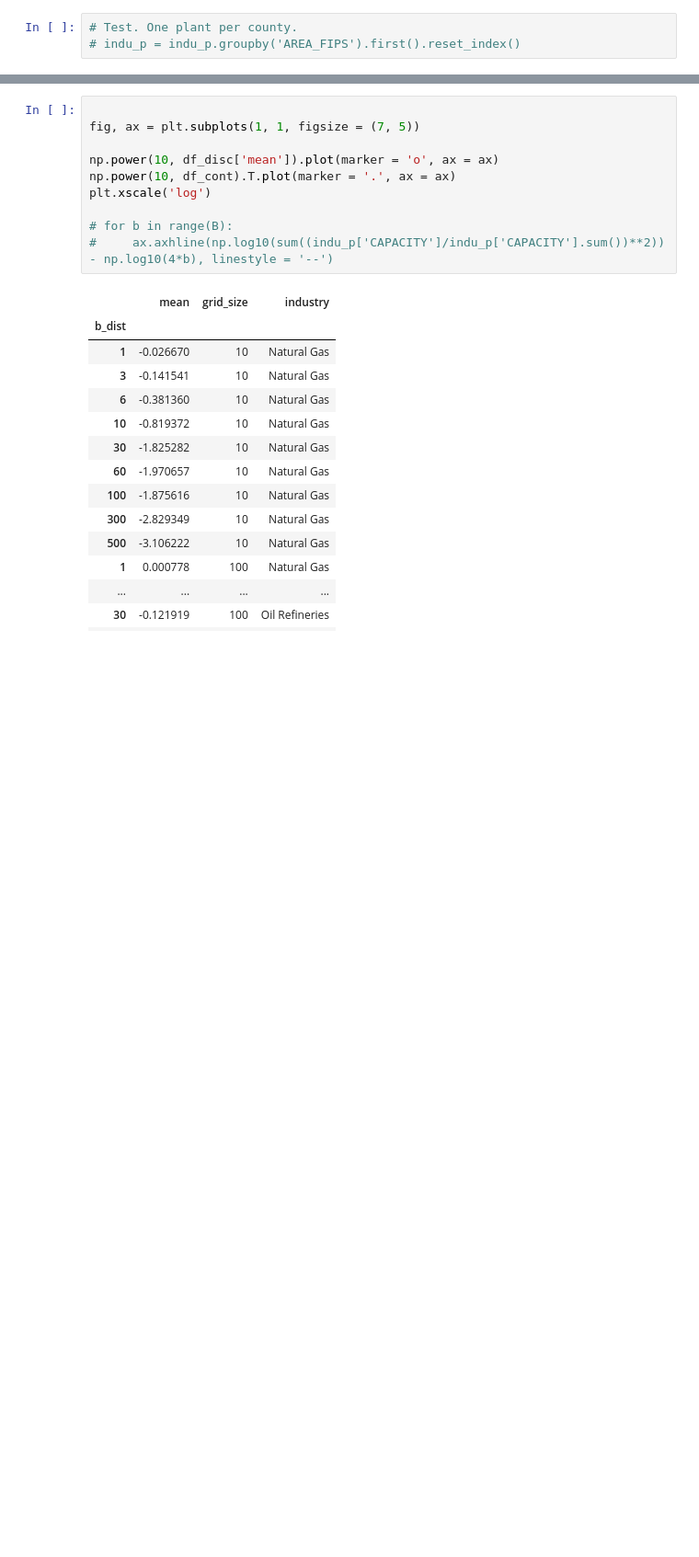
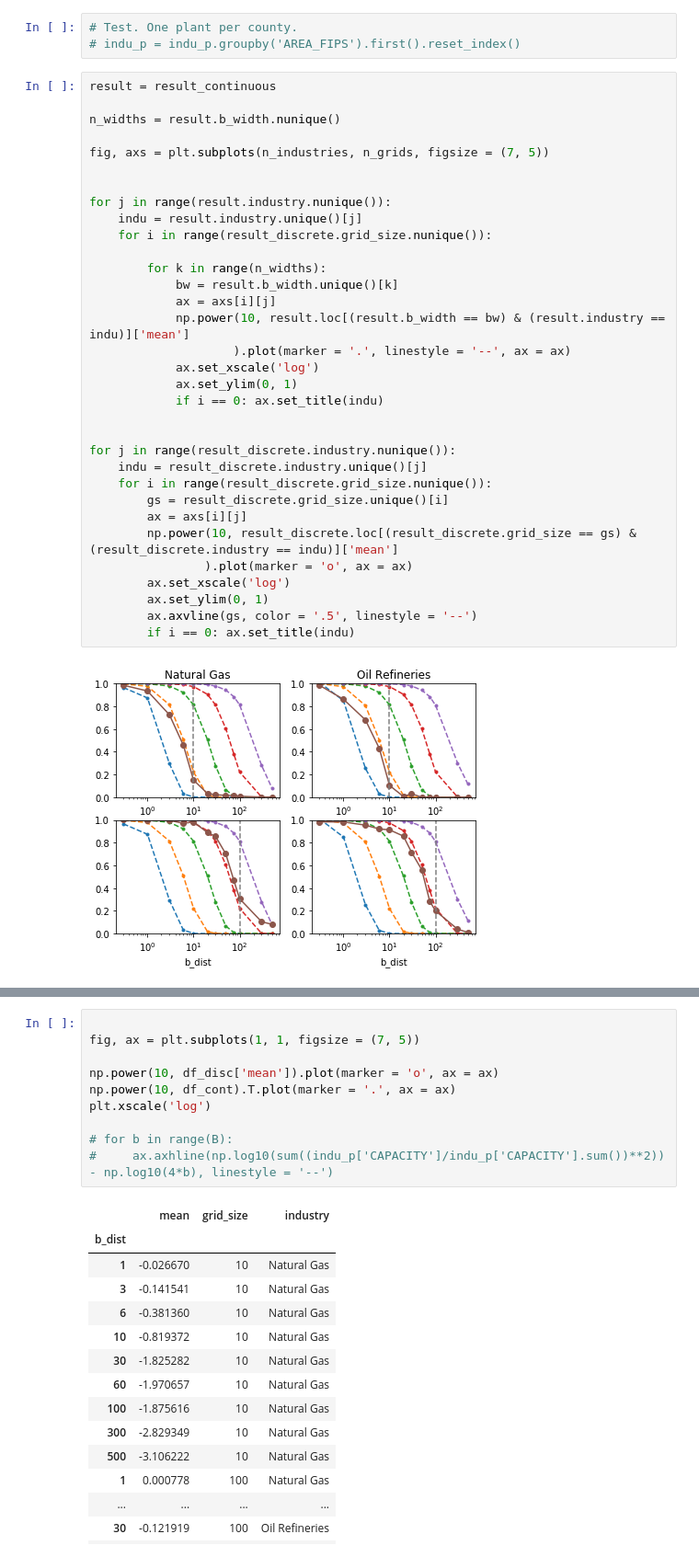
Before and after one commit to matuteiglesias/spatial-coexistence-metrics, a Jupyter notebook: Test county vs latlng - 2.ipynb, the cells around one changed output, grey strips where cells are left out. Shown: that part at 92% size. Saved outputs shown, nothing was run; the diff lists cells and outputs as text; blank space fills up the shorter version.

```diff
--- a/Test county vs latlng - 2.ipynb
+++ b/Test county vs latlng - 2.ipynb
@@ -134,3 +262,38 @@ result_discrete = pd.concat(df_disc_list)
 # %%
 # Test. One plant per county.
 # indu_p = indu_p.groupby('AREA_FIPS').first().reset_index()
+# %%
+result = result_continuous
+
+n_widths = result.b_width.nunique()
+
+fig, axs = plt.subplots(n_industries, n_grids, figsize = (7, 5))
+
+
+for j in range(result.industry.nunique()):
+    indu = result.industry.unique()[j]
+    for i in range(result_discrete.grid_size.nunique()):
+
+        for k in range(n_widths):
+            bw = result.b_width.unique()[k]
+            ax = axs[i][j]
+            np.power(10, result.loc[(result.b_width == bw) & (result.industry == indu)]['mean']
+                    ).plot(marker = '.', linestyle = '--', ax = ax)
+            ax.set_xscale('log')
+            ax.set_ylim(0, 1)
+            if i == 0: ax.set_title(indu)
+
+
+for j in range(result_discrete.industry.nunique()):
+    indu = result_discrete.industry.unique()[j]
+    for i in range(result_discrete.grid_size.nunique()):
+        gs = result_discrete.grid_size.unique()[i]
+        ax = axs[i][j]
+        np.power(10, result_discrete.loc[(result_discrete.grid_size == gs) & (result_discrete.industry == indu)]['mean']
+                ).plot(marker = 'o', ax = ax)
+        ax.set_xscale('log')
+        ax.set_ylim(0, 1)
+        ax.axvline(gs, color = '.5', linestyle = '--')
+        if i == 0: ax.set_title(indu)
+# %% [output]
+[figure, added]
```
Also changed, not shown: parts of 5 cells of this notebook.
